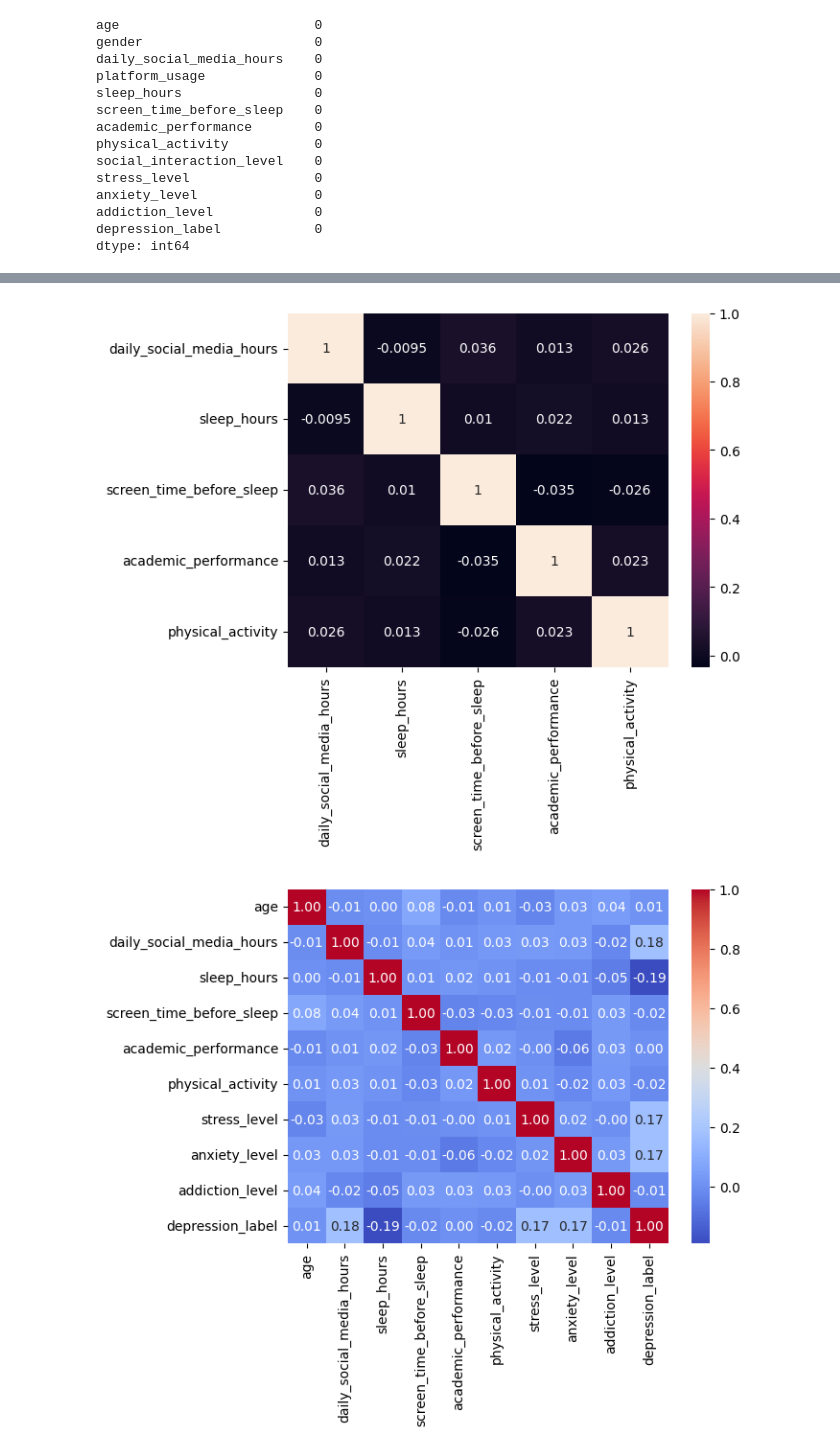
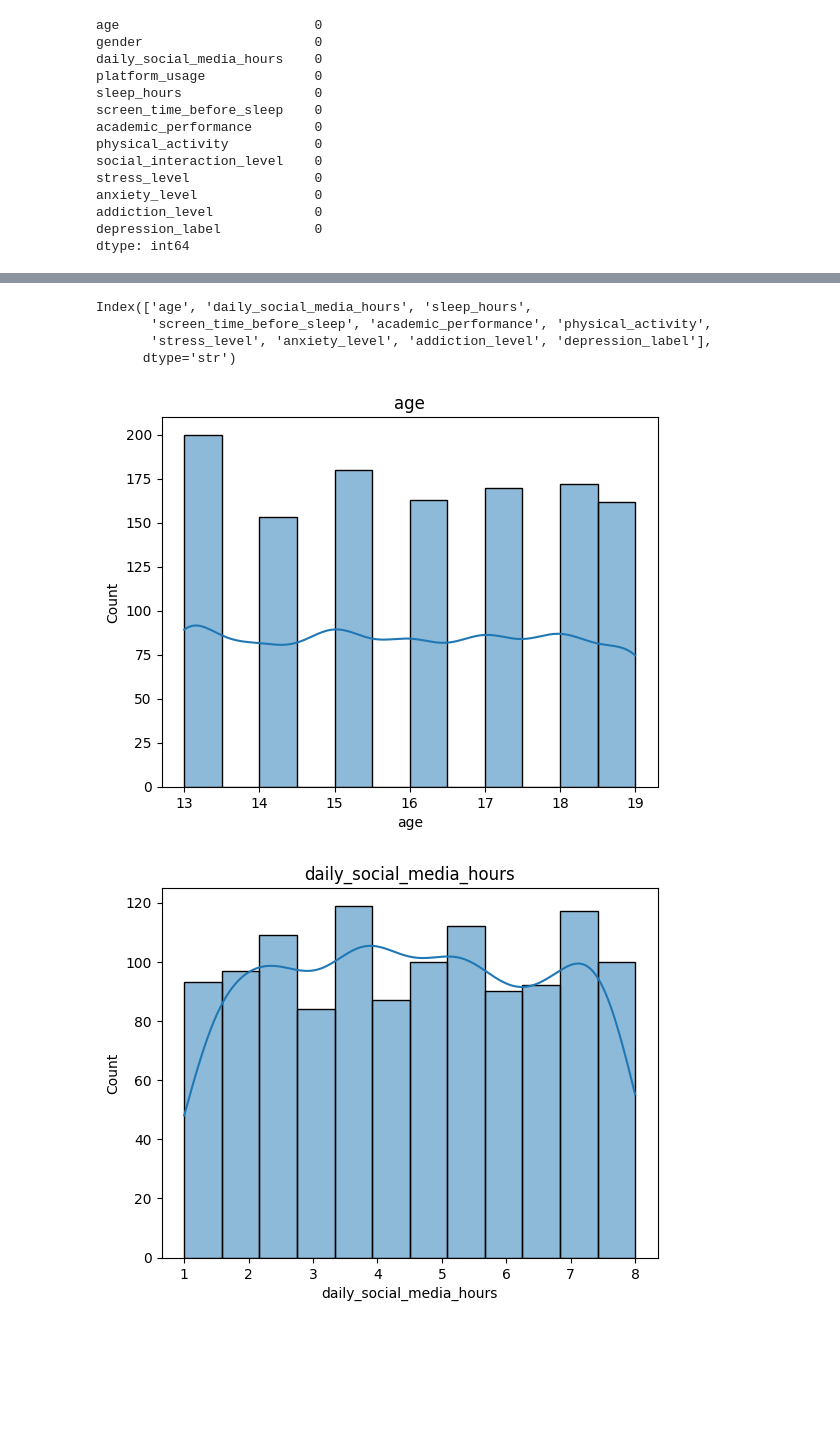
Before and after one commit to nishant8105/Machine-Learning-Project, a Jupyter notebook: Teen_mental_health/notebook/01_data_preprocessing.ipynb, the cells around one changed output, grey strips where cells are left out. Drawn from its saved outputs; the diff is of its cells as text; code cells hidden in the pictures; blank space fills up the shorter version.

```diff
--- a/Teen_mental_health/notebook/01_data_preprocessing.ipynb
+++ b/Teen_mental_health/notebook/01_data_preprocessing.ipynb
@@ -82,3 +73,0 @@ Index(['age', 'gender', 'daily_social_media_hours', 'platform_usage',
-# %%
-for col in df.columns:
-    print(f"{col} : \n{df[col].value_counts()}")
@@ -112,12 +74,15 @@ plt.show()
-# %%
-correlation = df[numerical_col].corr()
-sns.heatmap(correlation, annot=True)
-plt.show()
-# %% [output]
-[figure, removed]
-# %%
-numeric_correlation = df.corr(numeric_only=True)
-sns.heatmap(numeric_correlation, annot=True, fmt=".2f", cmap= 'coolwarm')
-plt.show()
-# %% [output]
-[figure, removed]
+# %%
+nums_col = df.select_dtypes(include = ['int64', 'float64']).columns
+print(nums_col)
+
+for col in nums_col:
+    sns.histplot(df[col], kde=True)
+    plt.title(col)
+    plt.show()
+# %% [output]
+Index(['age', 'daily_social_media_hours', 'sleep_hours',
+       'screen_time_before_sleep', 'academic_performance', 'physical_activity',
+       'stress_level', 'anxiety_level', 'addiction_level', 'depression_label'],
+      dtype='str')
+[figure, added]
+[figure, added]
```
Also changed, not shown: parts of 10 cells of this notebook.
